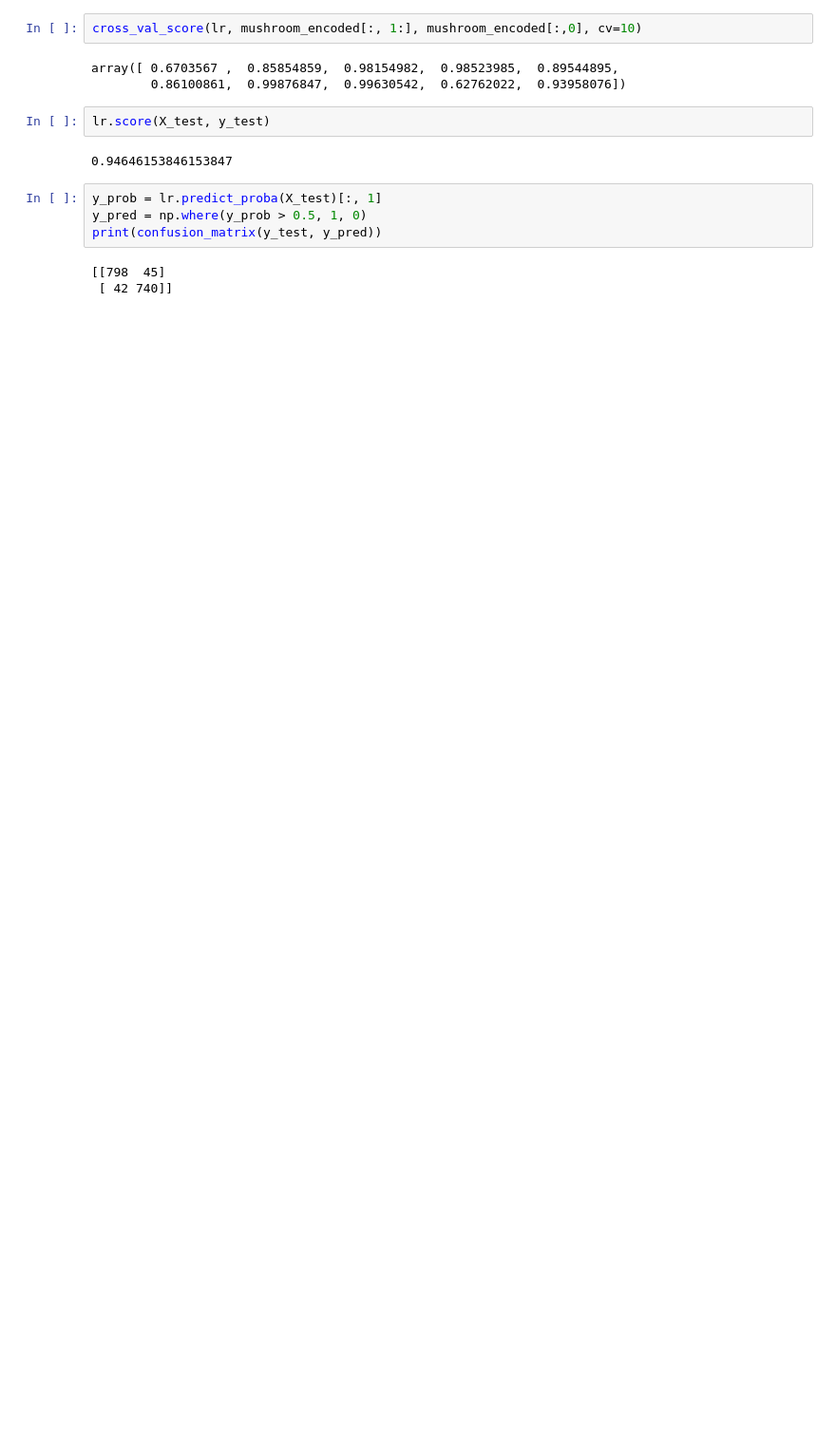
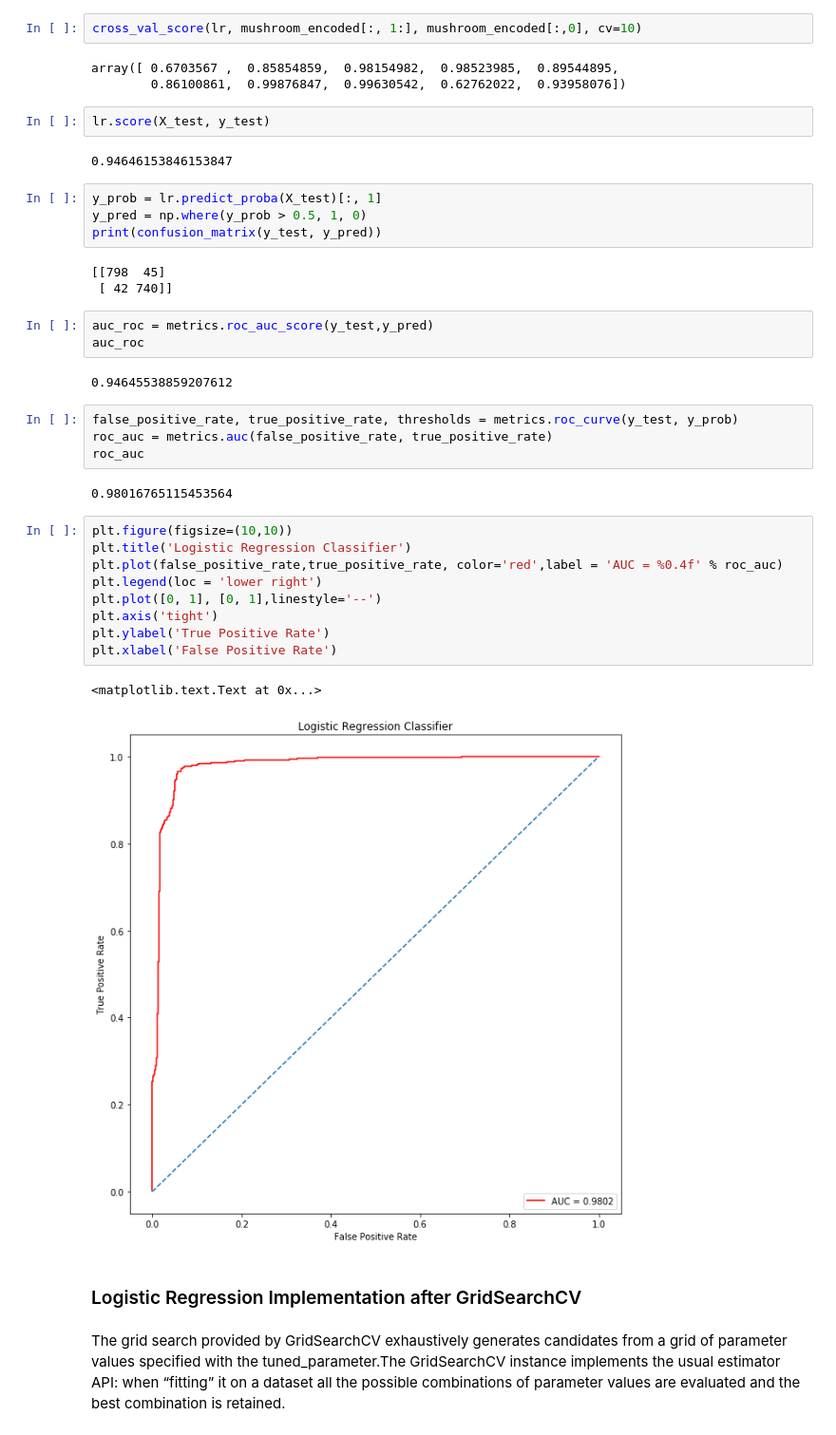
Before and after one commit to qiangwennorge/KagglePractice, a Jupyter notebook: Mushroom Classification/Mushroom.ipynb, the cells around one changed output. Shown: that part at 95% size. Cells and saved outputs as stored; diff of their text form; blank space fills up the shorter version.

```diff
--- a/Mushroom Classification/Mushroom.ipynb
+++ b/Mushroom Classification/Mushroom.ipynb
@@ -258,3 +310,30 @@ print(confusion_matrix(y_test, y_pred))
 # %% [output]
 [[798  45]
  [ 42 740]]
+# %%
+auc_roc = metrics.roc_auc_score(y_test,y_pred)
+auc_roc
+# %% [output]
+0.94645538859207612
+# %%
+false_positive_rate, true_positive_rate, thresholds = metrics.roc_curve(y_test, y_prob)
+roc_auc = metrics.auc(false_positive_rate, true_positive_rate)
+roc_auc
+# %% [output]
+0.98016765115453564
+# %%
+plt.figure(figsize=(10,10))
+plt.title('Logistic Regression Classifier')
+plt.plot(false_positive_rate,true_positive_rate, color='red',label = 'AUC = %0.4f' % roc_auc)
+plt.legend(loc = 'lower right')
+plt.plot([0, 1], [0, 1],linestyle='--')
+plt.axis('tight')
+plt.ylabel('True Positive Rate')
+plt.xlabel('False Positive Rate')
+# %% [output]
+<matplotlib.text.Text at 0x...>
+[figure, added]
+# %% [markdown]
+### Logistic Regression Implementation after GridSearchCV
+# %% [markdown]
+The grid search provided by GridSearchCV exhaustively generates candidates from a grid of parameter values specified with the tuned_parameter.The GridSearchCV instance implements the usual estimator API: when “fitting” it on a dataset all the possible combinations of parameter values are evaluated and the best combination is retained.
```
Also changed, not shown: parts of 54 cells of this notebook.
